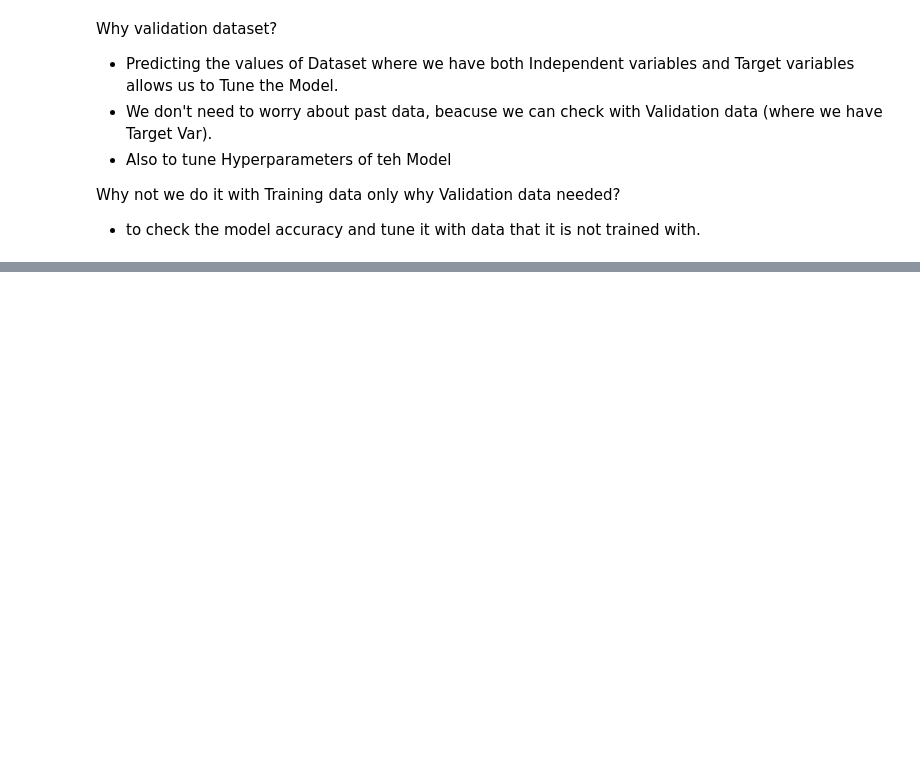
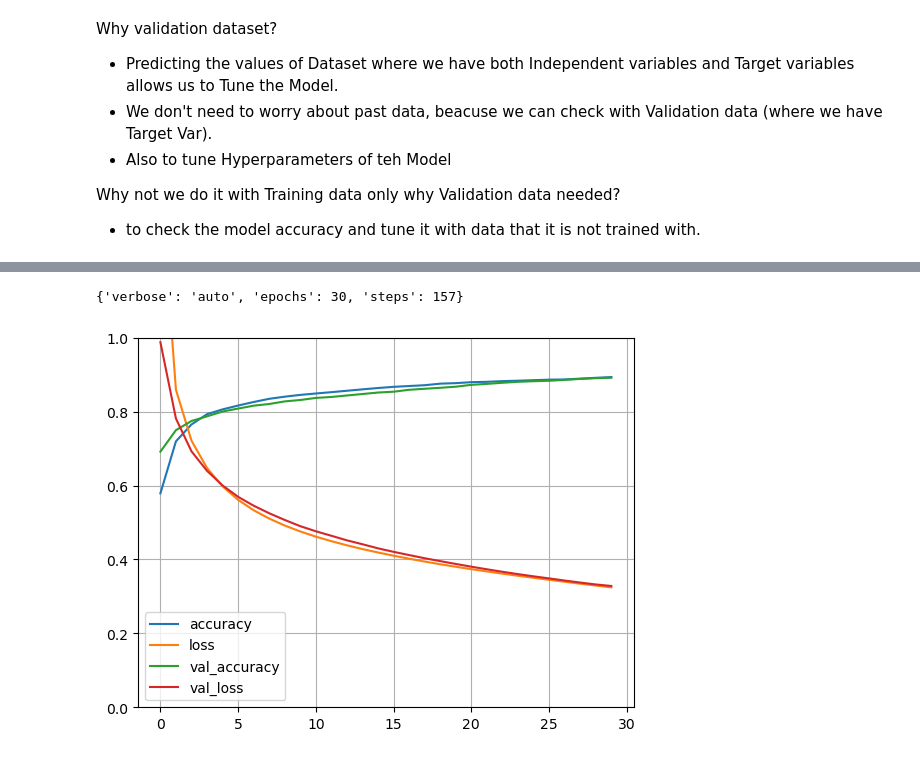
Before and after one commit to gali-jithendra/LEARNINGS, a Jupyter notebook: 6_DEEP_LEARNING/A1_KERAS_AND_TENSORFLOW.ipynb, the cells around one changed output, grey strips where cells are left out. Cells and saved outputs as stored; diff of their text form; code cells hidden in the pictures; blank space fills up the shorter version.

```diff
--- a/6_DEEP_LEARNING/A1_KERAS_AND_TENSORFLOW.ipynb
+++ b/6_DEEP_LEARNING/A1_KERAS_AND_TENSORFLOW.ipynb
@@ -129,0 +181,6 @@ Why not we do it with Training data only why Validation data needed?
+# %%
+model = keras.models.Sequential()
+model.add(keras.layers.Flatten(input_shape = [28, 28]))
+model.add(keras.layers.Dense(300, activation="relu"))
+model.add(keras.layers.Dense(100, activation="relu"))
+model.add(keras.layers.Dense(10, activation="softmax"))
@@ -129,0 +331,4 @@ Why not we do it with Training data only why Validation data needed?
+# %%
+model.compile(loss="sparse_categorical_crossentropy",
+              optimizer = "sgd",
+              metrics=["accuracy"])
@@ -129,0 +347,3 @@ Why not we do it with Training data only why Validation data needed?
+# %%
+model_history = model.fit(x_train, y_train, epochs=30,
+                          validation_data=(x_valid, y_valid))
@@ -129,0 +456,4 @@ Why not we do it with Training data only why Validation data needed?
+# %%
+model_history.params
+# %% [output]
+{'verbose': 'auto', 'epochs': 30, 'steps': 157}
@@ -129,0 +462,7 @@ Why not we do it with Training data only why Validation data needed?
+# %%
+pd.DataFrame(model_history.history).plot()
+plt.grid(True)
+plt.gca().set_ylim(0,1)
+plt.show()
+# %% [output]
+[figure, added]
```
Also changed, not shown: parts of 49 cells of this notebook, 3 other files.
